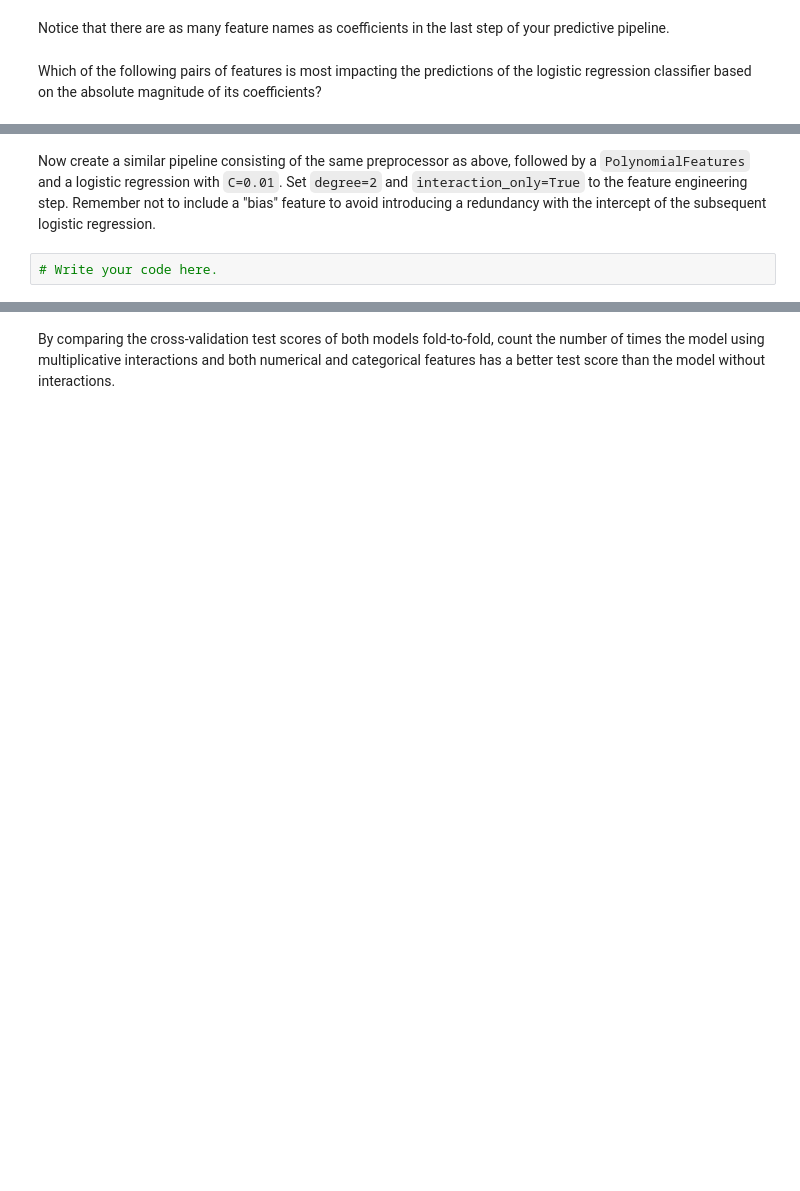
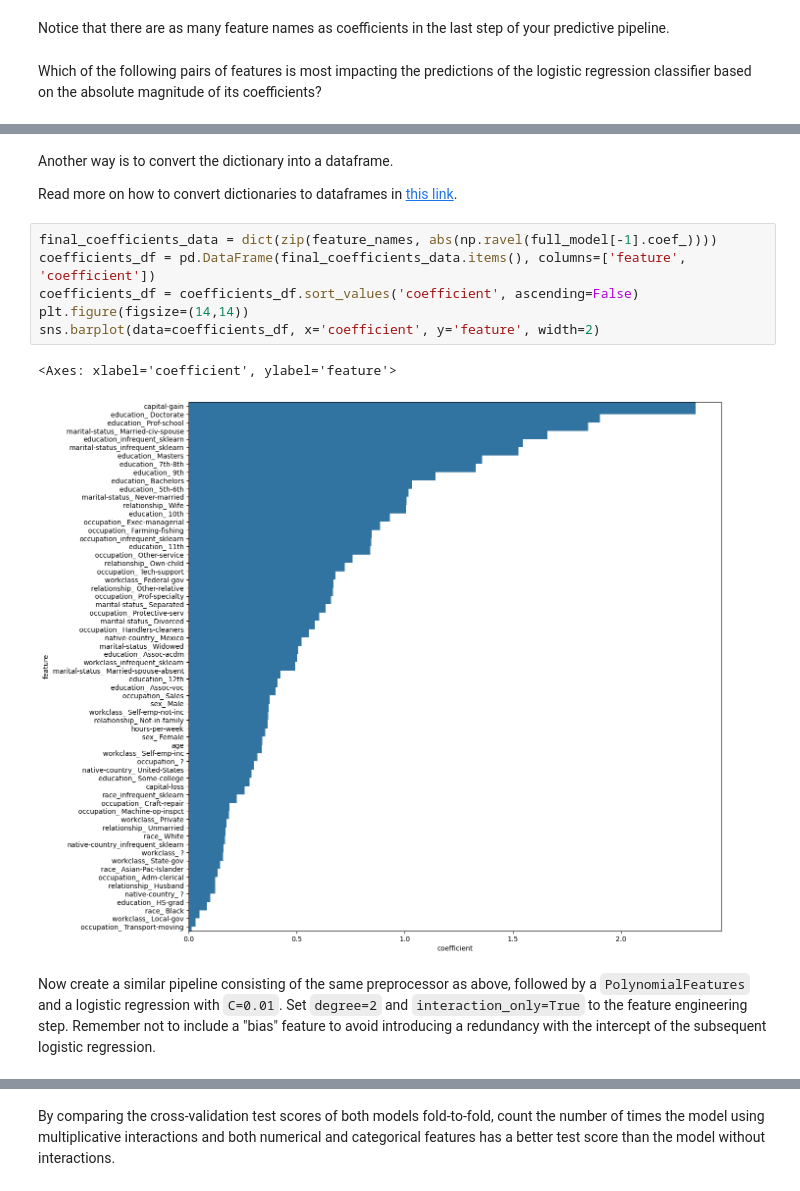
Before and after one commit to royaad/INRIA-ML-scikit-learn, a Jupyter notebook: Module 4/424_linear_models_ex_03.ipynb, the cells around one changed output, grey strips where cells are left out. Drawn from its saved outputs; the diff is of its cells as text; blank space fills up the shorter version.

```diff
--- a/Module 4/424_linear_models_ex_03.ipynb
+++ b/Module 4/424_linear_models_ex_03.ipynb
@@ -112,8 +301,19 @@ coefficients?
+# %% [markdown]
+Another way is to convert the dictionary into a dataframe.
+
+Read more on how to convert dictionaries to dataframes in [this link](https://stackoverflow.com/questions/18837262/convert-python-dict-into-a-dataframe).
+# %%
+final_coefficients_data = dict(zip(feature_names, abs(np.ravel(full_model[-1].coef_))))
+coefficients_df = pd.DataFrame(final_coefficients_data.items(), columns=['feature', 'coefficient'])
+coefficients_df = coefficients_df.sort_values('coefficient', ascending=False)
+plt.figure(figsize=(14,14))
+sns.barplot(data=coefficients_df, x='coefficient', y='feature', width=2)
+# %% [output]
+<Axes: xlabel='coefficient', ylabel='feature'>
+[figure, added]
 # %% [markdown]
 Now create a similar pipeline consisting of the same preprocessor as above,
 followed by a `PolynomialFeatures` and a logistic regression with `C=0.01`.
 Set `degree=2` and `interaction_only=True` to the feature engineering step.
 Remember not to include a "bias" feature to avoid introducing a redundancy
 with the intercept of the subsequent logistic regression.
-# %%
-# Write your code here.
```
Also changed, not shown: parts of 25 cells of this notebook, 1 other file.
